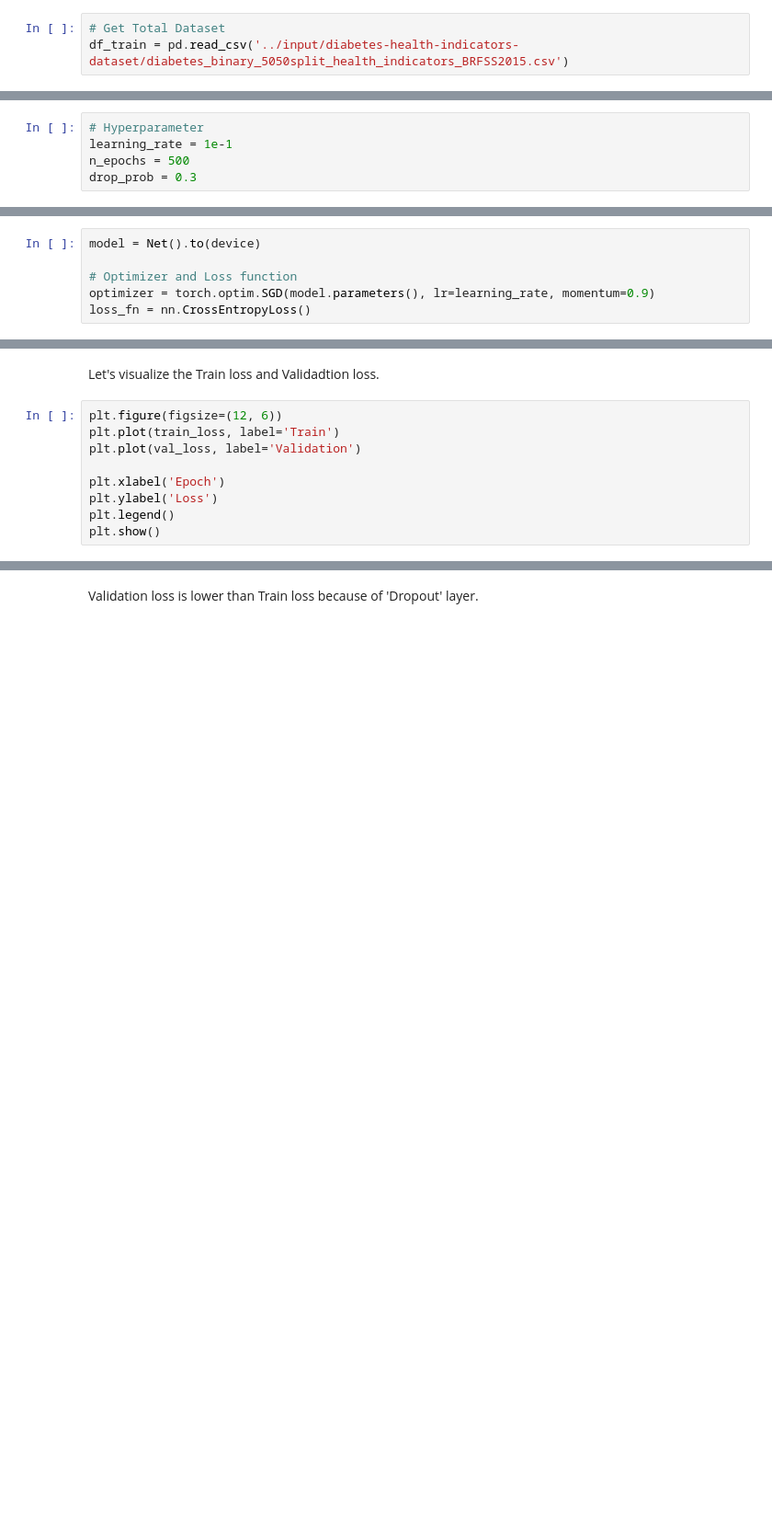
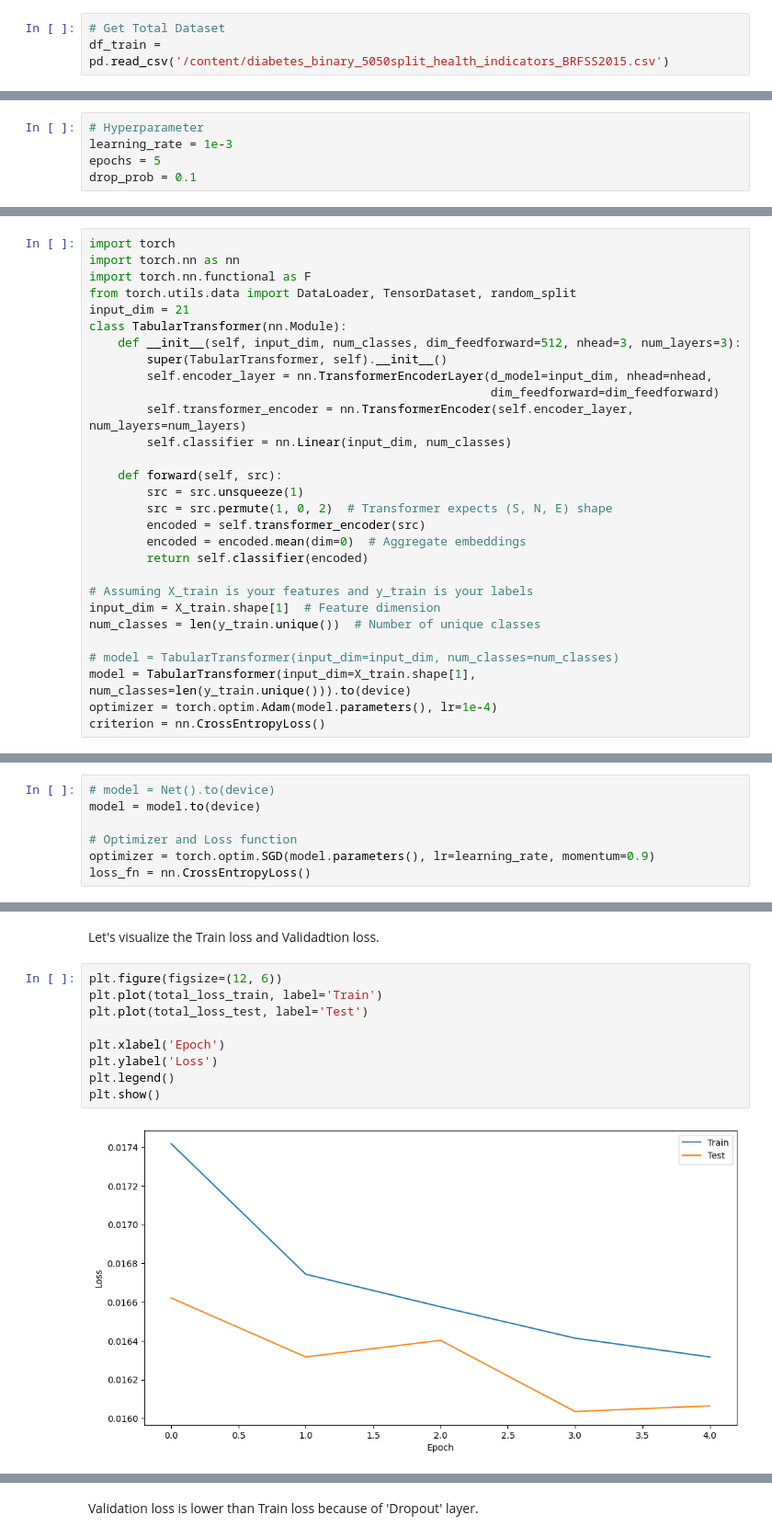
Before and after one commit to MdSaifulIslamSajol/GDdemo, a Jupyter notebook: 💊_Diabetes_Prediction_with_DNN_(PyTorch)_🩺.ipynb, the cells around one changed output, grey strips where cells are left out. Shown: that part at 92% size. Drawn from its saved outputs; the diff is of its cells as text; blank space fills up the shorter version.

```diff
--- a/💊_Diabetes_Prediction_with_DNN_(PyTorch)_🩺.ipynb
+++ b/💊_Diabetes_Prediction_with_DNN_(PyTorch)_🩺.ipynb
@@ -98,6 +103,6 @@ else:
     device = 'cpu'
 # %%
 # Get Total Dataset
-df_train = pd.read_csv('../input/diabetes-health-indicators-dataset/diabetes_binary_5050split_health_indicators_BRFSS2015.csv')
+df_train = pd.read_csv('/content/diabetes_binary_5050split_health_indicators_BRFSS2015.csv')
 # %%
 df_train.shape
@@ -145,8 +219,8 @@ y_val = torch.LongTensor(y_val.values).to(device)
 # Model
 # %%
 # Hyperparameter
-learning_rate = 1e-1
-n_epochs = 500
-drop_prob = 0.3
+learning_rate = 1e-3
+epochs = 5
+drop_prob = 0.1
 # %%
 X_train.shape
@@ -190,0 +292,29 @@ class Net(nn.Module):
+# %%
+import torch
+import torch.nn as nn
+import torch.nn.functional as F
+from torch.utils.data import DataLoader, TensorDataset, random_split
+input_dim = 21
+class TabularTransformer(nn.Module):
+    def __init__(self, input_dim, num_classes, dim_feedforward=512, nhead=3, num_layers=3):
+        super(TabularTransformer, self).__init__()
+        self.encoder_layer = nn.TransformerEncoderLayer(d_model=input_dim, nhead=nhead,
+                                                        dim_feedforward=dim_feedforward)
+        self.transformer_encoder = nn.TransformerEncoder(self.encoder_layer, num_layers=num_layers)
+        self.classifier = nn.Linear(input_dim, num_classes)
+
+    def forward(self, src):
+        src = src.unsqueeze(1)
+        src = src.permute(1, 0, 2)  # Transformer expects (S, N, E) shape
+        encoded = self.transformer_encoder(src)
+        encoded = encoded.mean(dim=0)  # Aggregate embeddings
+        return self.classifier(encoded)
+
+# Assuming X_train is your features and y_train is your labels
+input_dim = X_train.shape[1]  # Feature dimension
+num_classes = len(y_train.unique())  # Number of unique classes
+
+# model = TabularTransformer(input_dim=input_dim, num_classes=num_classes)
+model = TabularTransformer(input_dim=X_train.shape[1], num_classes=len(y_train.unique())).to(device)
+optimizer = torch.optim.Adam(model.parameters(), lr=1e-4)
+criterion = nn.CrossEntropyLoss()
@@ -191,5 +341,6 @@ class Net(nn.Module):
 # %%
-model = Net().to(device)
+# model = Net().to(device)
+model = model.to(device)
 
 # Optimizer and Loss function
 optimizer = torch.optim.SGD(model.parameters(), lr=learning_rate, momentum=0.9)
@@ -230,10 +409,12 @@ for epoch in range(1, n_epochs+1):
 Let's visualize the Train loss and Validadtion loss.
 # %%
 plt.figure(figsize=(12, 6))
-plt.plot(train_loss, label='Train')
-plt.plot(val_loss, label='Validation')
+plt.plot(total_loss_train, label='Train')
+plt.plot(total_loss_test, label='Test')
 
 plt.xlabel('Epoch')
 plt.ylabel('Loss')
 plt.legend()
 plt.show()
+# %% [output]
+[figure, added]
```
Also changed, not shown: parts of 26 cells of this notebook.
